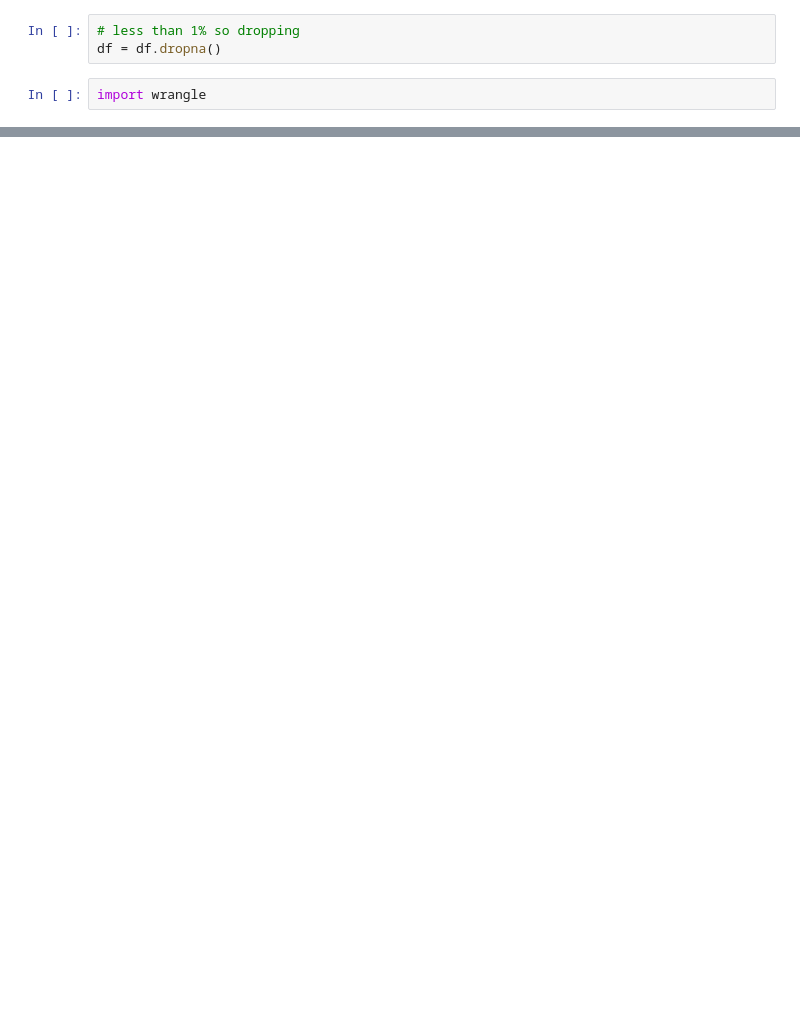
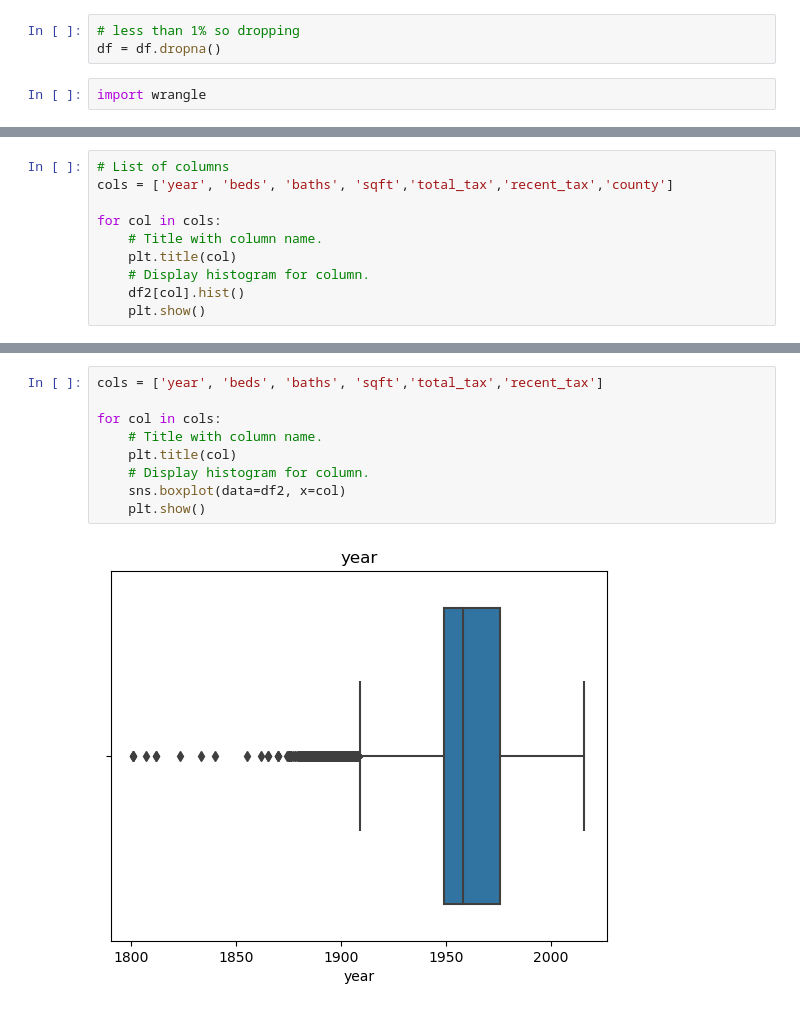
Before and after one commit to tkephart96/regression-exercises, a Jupyter notebook: wrangle.ipynb, the cells around one changed output, grey strips where cells are left out. Cells and saved outputs as stored; diff of their text form; blank space fills up the shorter version.

```diff
--- a/wrangle.ipynb
+++ b/wrangle.ipynb
@@ -163,0 +155,10 @@ df2.describe().T
+# %%
+# List of columns
+cols = ['year', 'beds', 'baths', 'sqft','total_tax','recent_tax','county']
+
+for col in cols:
+    # Title with column name.
+    plt.title(col)
+    # Display histogram for column.
+    df2[col].hist()
+    plt.show()
@@ -163,0 +173,11 @@ df2.describe().T
+# %%
+cols = ['year', 'beds', 'baths', 'sqft','total_tax','recent_tax']
+
+for col in cols:
+    # Title with column name.
+    plt.title(col)
+    # Display histogram for column.
+    sns.boxplot(data=df2, x=col)
+    plt.show()
+# %% [output]
+[figure, added]
```
Also changed, not shown: parts of 13 cells of this notebook, 1 other file.
